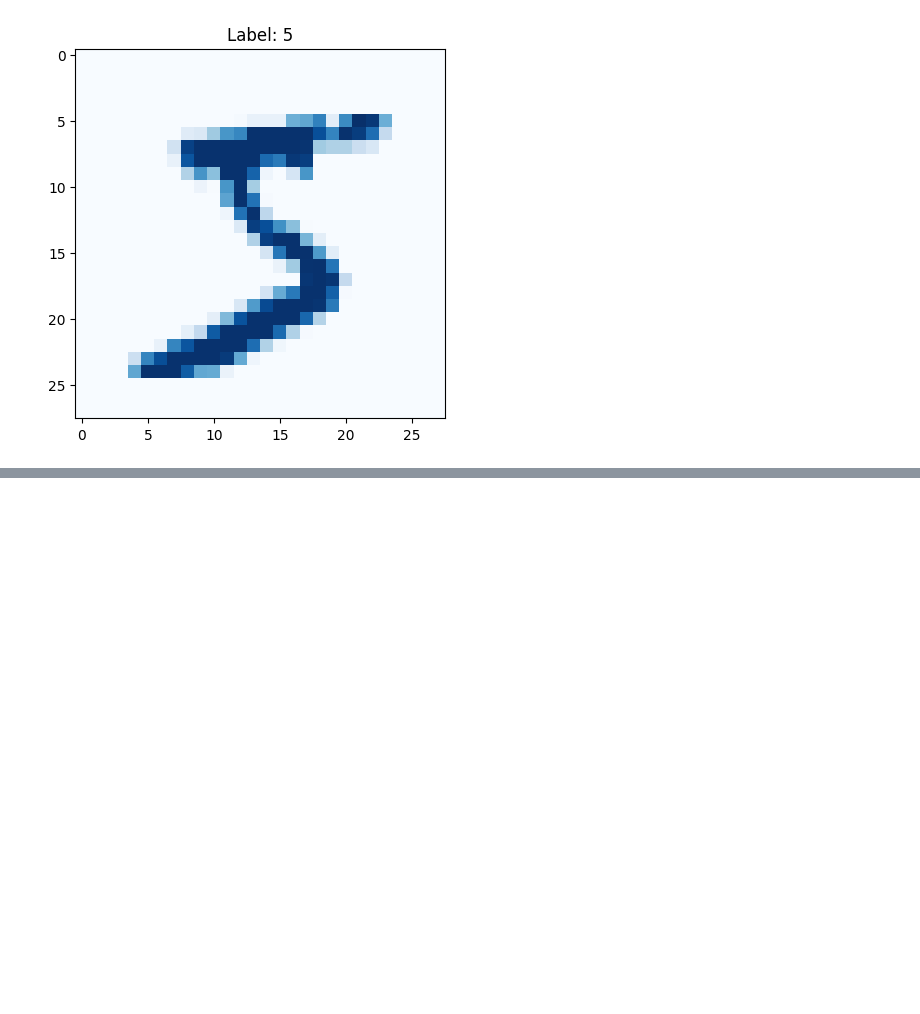
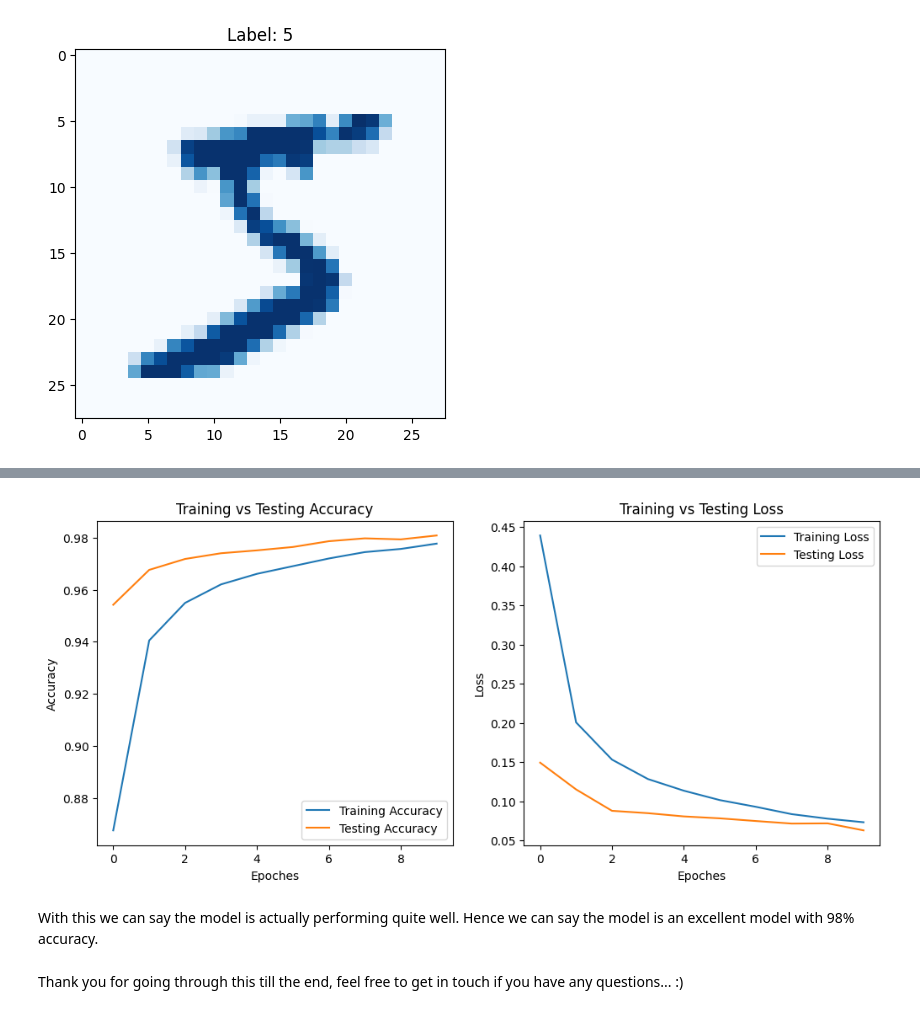
Before and after one commit to rizz045/Recognizing-Hand-Written-Digits-in-Scikit-Learn, a Jupyter notebook: Classify_Handwritten_Digits_Using_Tensorflow.ipynb, the cells around one changed output, grey strips where cells are left out. Saved outputs shown, nothing was run; the diff lists cells and outputs as text; code cells hidden in the pictures; blank space fills up the shorter version.

```diff
--- a/Classify_Handwritten_Digits_Using_Tensorflow.ipynb
+++ b/Classify_Handwritten_Digits_Using_Tensorflow.ipynb
@@ -23,0 +35,24 @@ plt.show()
+# %%
+# Building a deep neural network model
+
+model = tf.keras.Sequential([
+    Dense(256, activation='relu', input_shape=(784,)),  # First hidden layer
+    BatchNormalization(),
+    Dropout(0.3),                                        # To prevent overfitting
+
+    Dense(128, activation='relu'),                       # Second hidden layer
+    BatchNormalization(),
+    Dropout(0.3),                                        # to prevent overfitting
+
+    Dense(64, activation='relu'),                        # Third hidden layer
+    BatchNormalization(),
+    Dropout(0.3),
+
+    Dense(10, activation='softmax')                      # output layer(10 classes)
+])
+# %%
+# Compiling the model
+model.compile(optimizer='adam', loss='categorical_crossentropy', metrics=['accuracy'])
+
+# Training the model
+model_hist = model.fit(x_train, y_train, epochs=10, batch_size=128, validation_data = (x_test, y_test))
@@ -23,0 +87,28 @@ plt.show()
+# %%
+# Plotting Accuracy and loss function
+plt.figure(figsize=(12, 5))
+
+plt.subplot(1,2,1)
+plt.plot(model_hist.history['accuracy'], label='Training Accuracy')
+plt.plot(model_hist.history['val_accuracy'], label='Testing Accuracy')
+plt.xlabel("Epoches")
+plt.ylabel("Accuracy")
+plt.legend()
+plt.title("Training vs Testing Accuracy")
+
+plt.subplot(1, 2, 2)
+plt.plot(model_hist.history['loss'], label='Training Loss')
+plt.plot(model_hist.history['val_loss'], label='Testing Loss')
+plt.xlabel('Epoches')
+plt.ylabel('Loss')
+plt.legend()
+plt.title("Training vs Testing Loss")
+
+plt.show()
+# %% [output]
+[figure, added]
+# %% [markdown]
+With this we can say the model is actually performing quite well.
+Hence we can say the model is an excellent model with 98% accuracy.
+# %% [markdown]
+Thank you for going through this till the end, feel free to get in touch if you have any questions... :)
```
Also changed, not shown: parts of 6 cells of this notebook.
